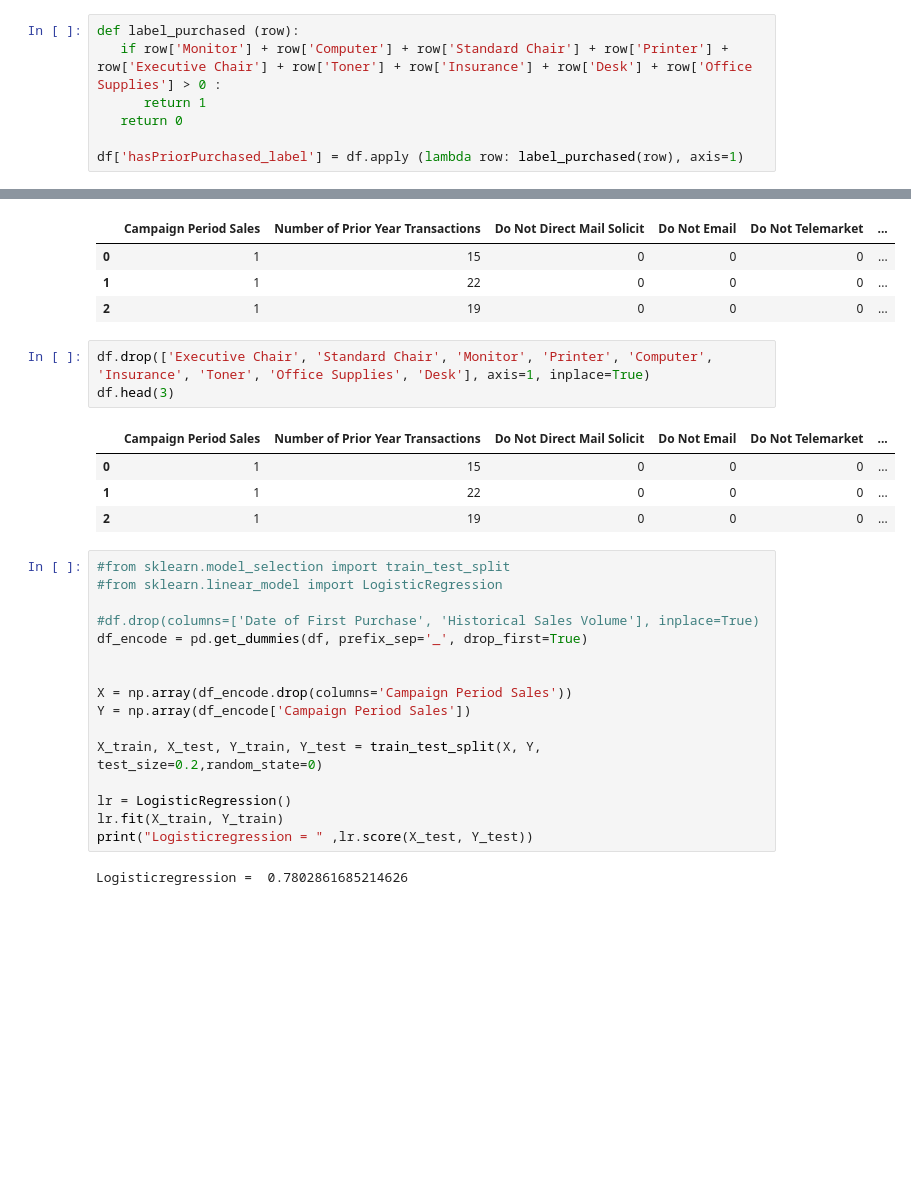
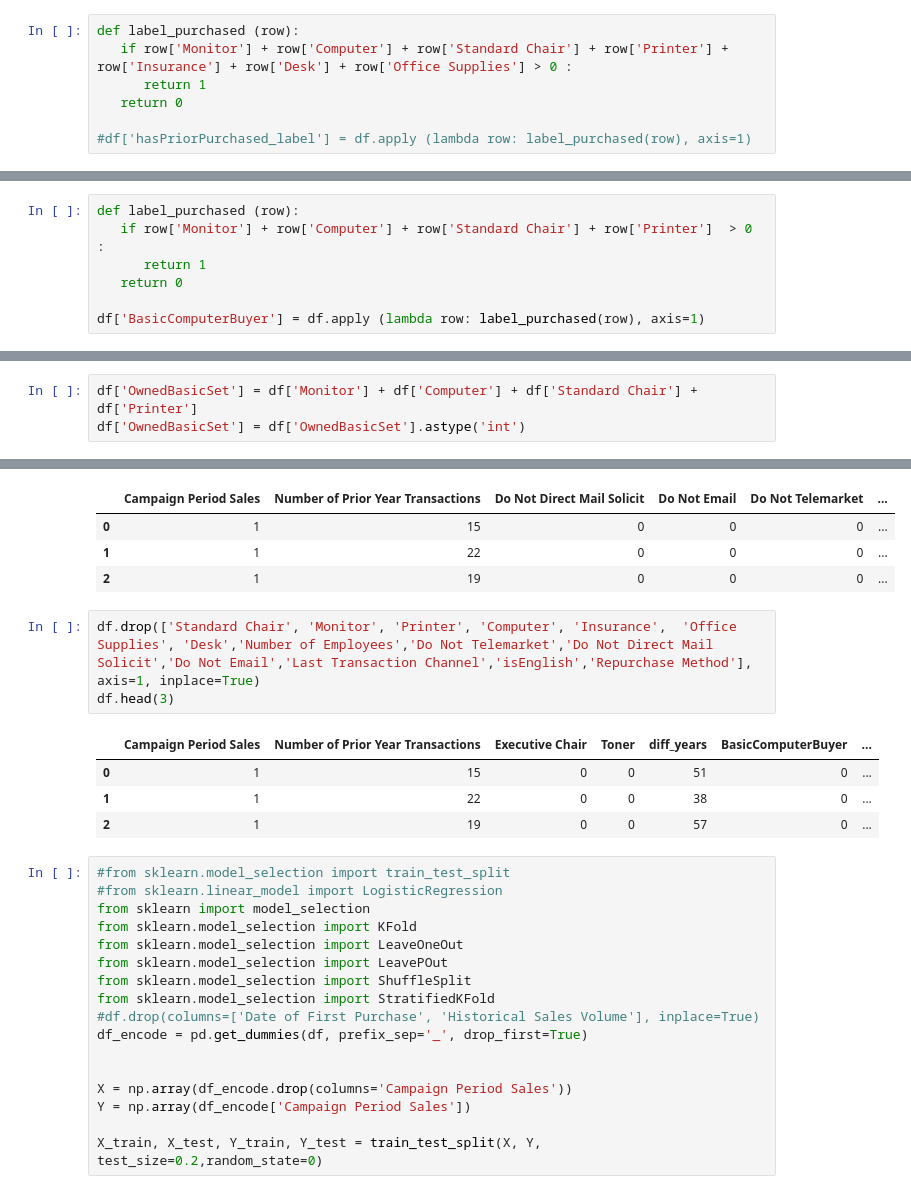
Before and after one commit to viffsi/Office_supply, a Jupyter notebook: office_supply.ipynb, the cells around one changed output, grey strips where cells are left out. Drawn from its saved outputs; the diff is of its cells as text; blank space fills up the shorter version.

```diff
--- a/office_supply.ipynb
+++ b/office_supply.ipynb
@@ -637,8 +653,8 @@ how can we get better than that?
 merging the pervious purchased to 1 column
 # %%
 def label_purchased (row):
-   if row['Monitor'] + row['Computer'] + row['Standard Chair'] + row['Printer'] + row['Executive Chair'] + row['Toner'] + row['Insurance'] + row['Desk'] + row['Office Supplies'] > 0 :
+   if row['Monitor'] + row['Computer'] + row['Standard Chair'] + row['Printer'] + row['Insurance'] + row['Desk'] + row['Office Supplies'] > 0 :
       return 1
    return 0
 
-df['hasPriorPurchased_label'] = df.apply (lambda row: label_purchased(row), axis=1)
+#df['hasPriorPurchased_label'] = df.apply (lambda row: label_purchased(row), axis=1)
@@ -644,0 +663,7 @@ df['hasPriorPurchased_label'] = df.apply (lambda row: label_purchased(row), axis
+# %%
+def label_purchased (row):
+   if row['Monitor'] + row['Computer'] + row['Standard Chair'] + row['Printer']  > 0 :
+      return 1
+   return 0
+
+df['BasicComputerBuyer'] = df.apply (lambda row: label_purchased(row), axis=1)
@@ -645,3 +672,6 @@ df['hasPriorPurchased_label'] = df.apply (lambda row: label_purchased(row), axis
+# %%
+df['OwnedBasicSet'] = df['Monitor'] + df['Computer'] + df['Standard Chair'] + df['Printer']
+df['OwnedBasicSet'] = df['OwnedBasicSet'].astype('int')
 # %%
 df.head(3)
 # %% [output]
@@ -650,17 +680,22 @@ df.head(3)
 | 1 | 1 | 22 | 0 | 0 | 0 | ... |
 | 2 | 1 | 19 | 0 | 0 | 0 | ... |
 # %%
-df.drop(['Executive Chair', 'Standard Chair', 'Monitor', 'Printer', 'Computer', 'Insurance', 'Toner', 'Office Supplies', 'Desk'], axis=1, inplace=True)
+df.drop(['Standard Chair', 'Monitor', 'Printer', 'Computer', 'Insurance',  'Office Supplies', 'Desk','Number of Employees','Do Not Telemarket','Do Not Direct Mail Solicit','Do Not Email','Last Transaction Channel','isEnglish','Repurchase Method'], axis=1, inplace=True)
 df.head(3)
 # %% [output]
-|  | Campaign Period Sales | Number of Prior Year Transactions | Do Not Direct Mail Solicit | Do Not Email | Do Not Telemarket | ... |
-| 0 | 1 | 15 | 0 | 0 | 0 | ... |
-| 1 | 1 | 22 | 0 | 0 | 0 | ... |
-| 2 | 1 | 19 | 0 | 0 | 0 | ... |
+|  | Campaign Period Sales | Number of Prior Year Transactions | Executive Chair | Toner | diff_years | BasicComputerBuyer | ... |
+| 0 | 1 | 15 | 0 | 0 | 51 | 0 | ... |
+| 1 | 1 | 22 | 0 | 0 | 38 | 0 | ... |
+| 2 | 1 | 19 | 0 | 0 | 57 | 0 | ... |
 # %%
 #from sklearn.model_selection import train_test_split
 #from sklearn.linear_model import LogisticRegression
-
+from sklearn import model_selection
+from sklearn.model_selection import KFold
+from sklearn.model_selection import LeaveOneOut
+from sklearn.model_selection import LeavePOut
+from sklearn.model_selection import ShuffleSplit
+from sklearn.model_selection import StratifiedKFold
 #df.drop(columns=['Date of First Purchase', 'Historical Sales Volume'], inplace=True)
 df_encode = pd.get_dummies(df, prefix_sep='_', drop_first=True)
 
@@ -669,9 +704,3 @@ X = np.array(df_encode.drop(columns='Campaign Period Sales'))
 Y = np.array(df_encode['Campaign Period Sales'])
 
 X_train, X_test, Y_train, Y_test = train_test_split(X, Y, test_size=0.2,random_state=0)
-
-lr = LogisticRegression()
-lr.fit(X_train, Y_train)
-print("Logisticregression = " ,lr.score(X_test, Y_test))
-# %% [output]
-Logisticregression =  0.7802861685214626
```
Also changed, not shown: parts of 15 cells of this notebook.
